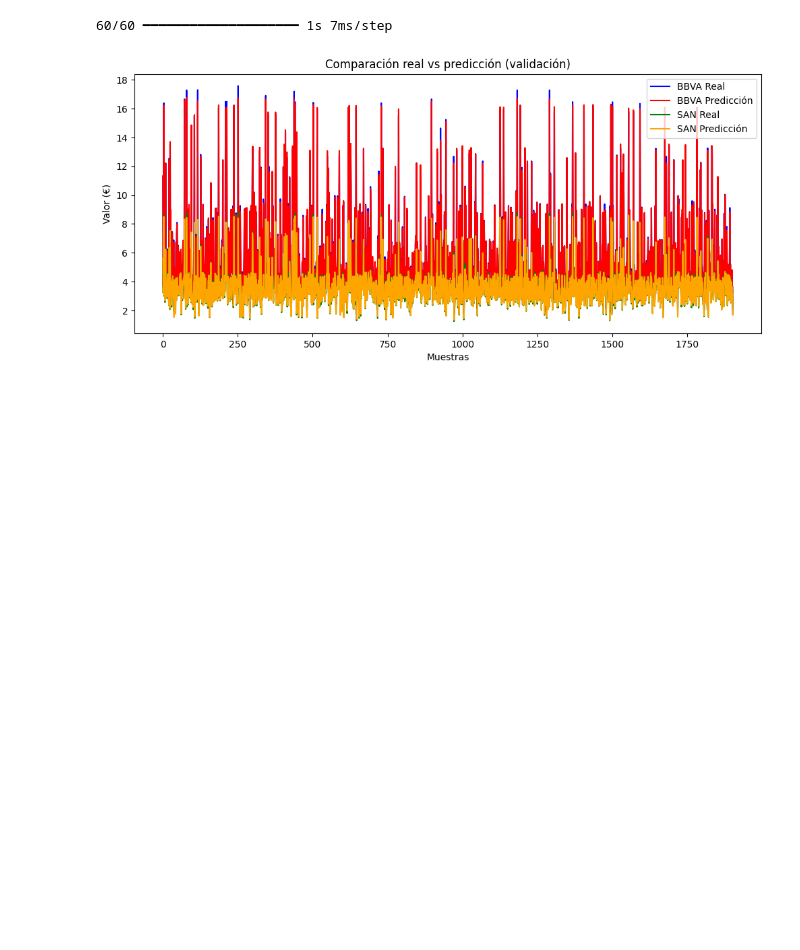
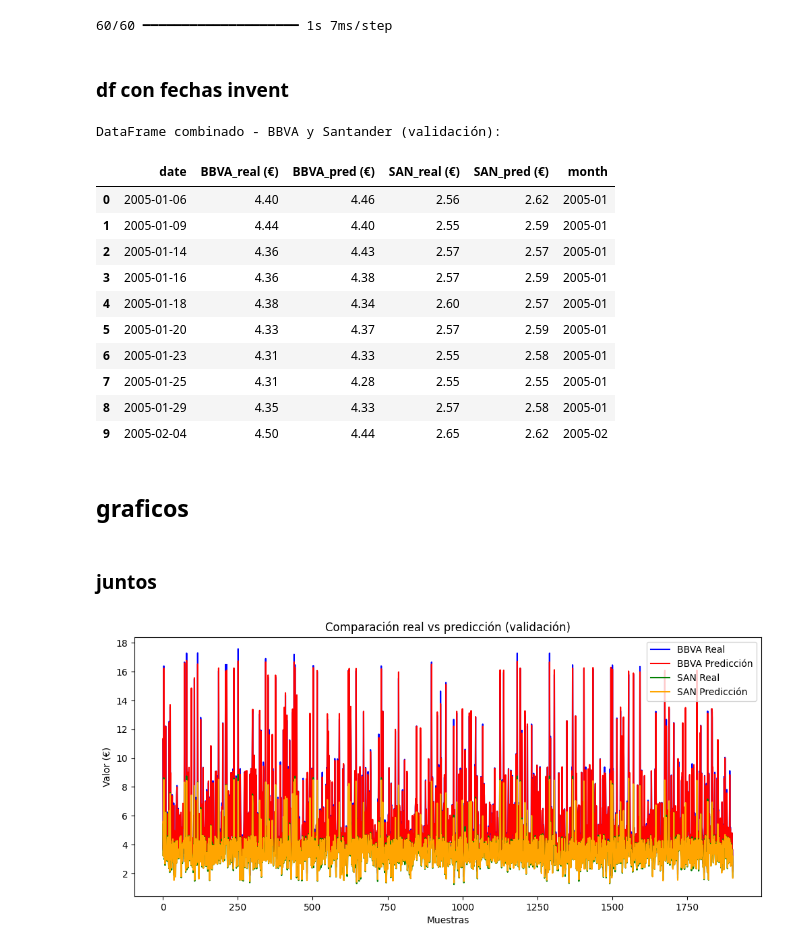
Before and after one commit to alejandromtnz/RNN-Prediccion_acciones, a Jupyter notebook: notebooks/RNN/cambiarfechas.ipynb, the cells around one changed output. Cells and saved outputs as stored; diff of their text form; code cells hidden in the pictures; blank space fills up the shorter version.

```diff
--- a/notebooks/RNN/cambiarfechas.ipynb
+++ b/notebooks/RNN/cambiarfechas.ipynb
@@ -293,6 +293,57 @@ y_val_inv  = scaler_target.inverse_transform(y_val)
 y_pred_inv = scaler_target.inverse_transform(y_pred)
 # %% [output]
 60/60 ━━━━━━━━━━━━━━━━━━━━ 1s 7ms/step
+# %% [markdown]
+### df con fechas invent
+# %%
+# ===============================
+# Crear un único DataFrame combinado
+# ===============================
+import pandas as pd
+
+df_val_inv = pd.DataFrame({
+    'date': dates_val,
+    'BBVA_real (€)': y_val_inv[:, 0],
+    'BBVA_pred (€)': y_pred_inv[:, 0],
+    'SAN_real (€)':  y_val_inv[:, 1],
+    'SAN_pred (€)':  y_pred_inv[:, 1]
+})
+
+# ===============================
+# 6️⃣ Formatear DataFrame
+# ===============================
+df_val_inv['date'] = pd.to_datetime(df_val_inv['date'])
+df_val_inv['month'] = df_val_inv['date'].dt.to_period('M')
+df_val_inv.sort_values('date', inplace=True)
+df_val_inv.reset_index(drop=True, inplace=True)
+
+# Redondear precios
+for col in ['BBVA_real (€)', 'BBVA_pred (€)', 'SAN_real (€)', 'SAN_pred (€)']:
+    df_val_inv[col] = df_val_inv[col].round(2)
+
+# ===============================
+# 7️⃣ Mostrar DataFrame final
+# ===============================
+from IPython.display import display
+print("DataFrame combinado - BBVA y Santander (validación):")
+display(df_val_inv.head(10))
+# %% [output]
+DataFrame combinado - BBVA y Santander (validación):
+|  | date | BBVA_real (€) | BBVA_pred (€) | SAN_real (€) | SAN_pred (€) | month |
+| 0 | 2005-01-06 | 4.40 | 4.46 | 2.56 | 2.62 | 2005-01 |
+| 1 | 2005-01-09 | 4.44 | 4.40 | 2.55 | 2.59 | 2005-01 |
+| 2 | 2005-01-14 | 4.36 | 4.43 | 2.57 | 2.57 | 2005-01 |
+| 3 | 2005-01-16 | 4.36 | 4.38 | 2.57 | 2.59 | 2005-01 |
+| 4 | 2005-01-18 | 4.38 | 4.34 | 2.60 | 2.57 | 2005-01 |
+| 5 | 2005-01-20 | 4.33 | 4.37 | 2.57 | 2.59 | 2005-01 |
+| 6 | 2005-01-23 | 4.31 | 4.33 | 2.55 | 2.58 | 2005-01 |
+| 7 | 2005-01-25 | 4.31 | 4.28 | 2.55 | 2.55 | 2005-01 |
+| 8 | 2005-01-29 | 4.35 | 4.33 | 2.57 | 2.58 | 2005-01 |
+| 9 | 2005-02-04 | 4.50 | 4.44 | 2.65 | 2.62 | 2005-02 |
+# %% [markdown]
+## graficos
+# %% [markdown]
+### juntos
 # %%
 # -------------------------------
 # Crear DataFrames para Santander y BBVA usando valores invertidos
```
Also changed, not shown: parts of 6 cells of this notebook.
